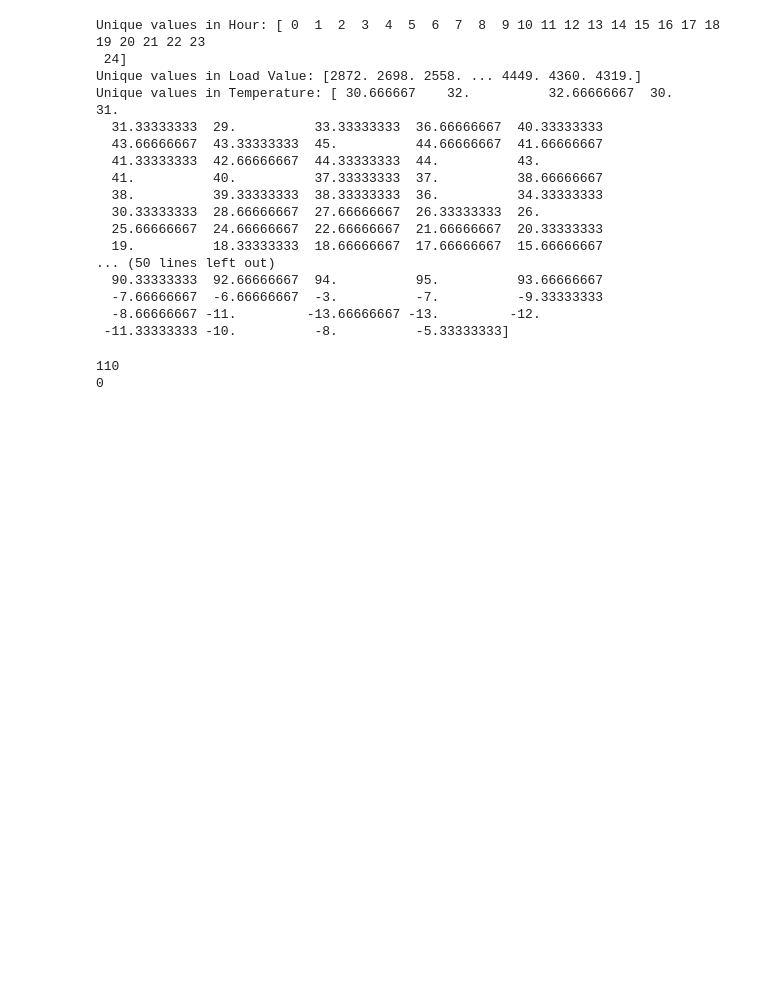
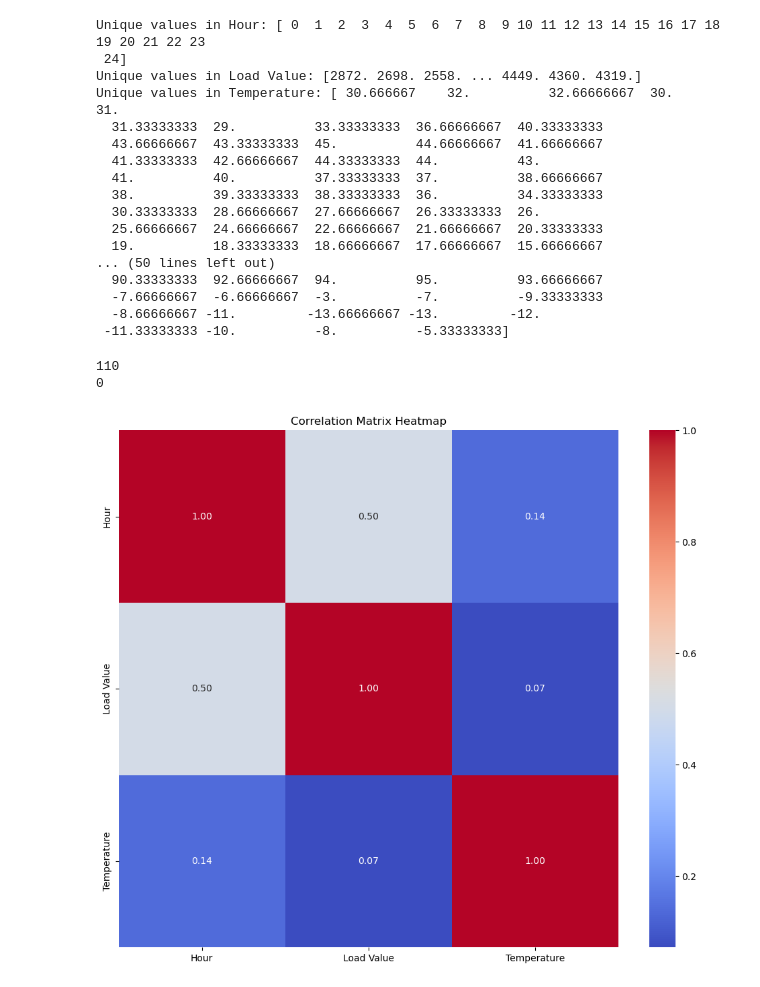
Before and after one commit to valerio1221/Minnd, a Jupyter notebook: t2.ipynb, the cells around one changed output. Cells and saved outputs as stored; diff of their text form; code cells hidden in the pictures; blank space fills up the shorter version.

```diff
--- a/t2.ipynb
+++ b/t2.ipynb
@@ -163,3 +165,16 @@ print(df.duplicated().sum())
 # %% [output]
 110
 0
+# %%
+# Display correlation matrix
+correlation_matrix = df.corr()
+
+plt.figure(figsize = (12,10))
+
+sns.heatmap(correlation_matrix, annot = True, cmap = 'coolwarm', fmt = ".2f")
+
+plt.title('Correlation Matrix Heatmap')
+plt.show()
+# We can see we have an medium correlation beetween hour and Loan Value
+# %% [output]
+[figure, added]
```
Also changed, not shown: parts of 3 cells of this notebook.
